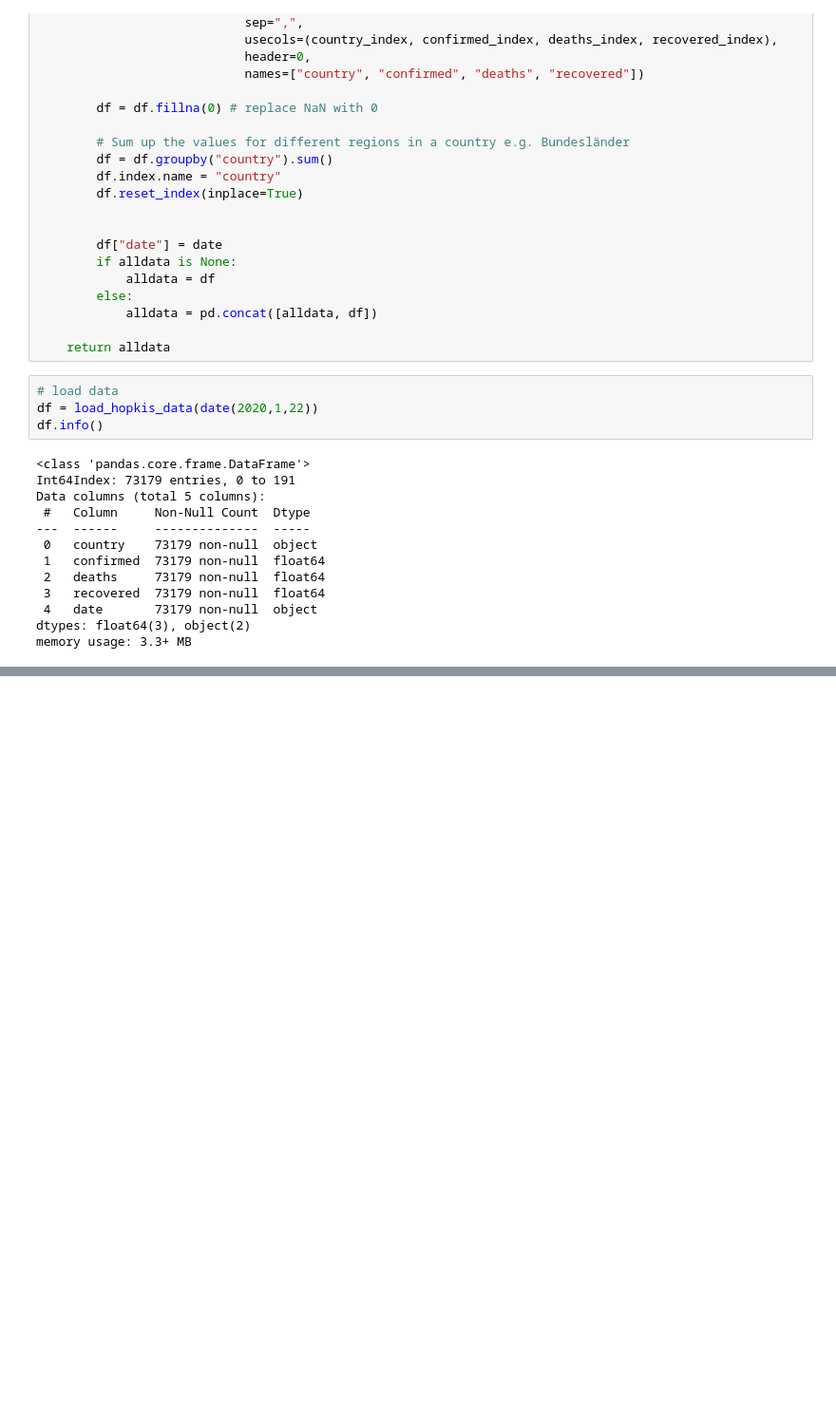
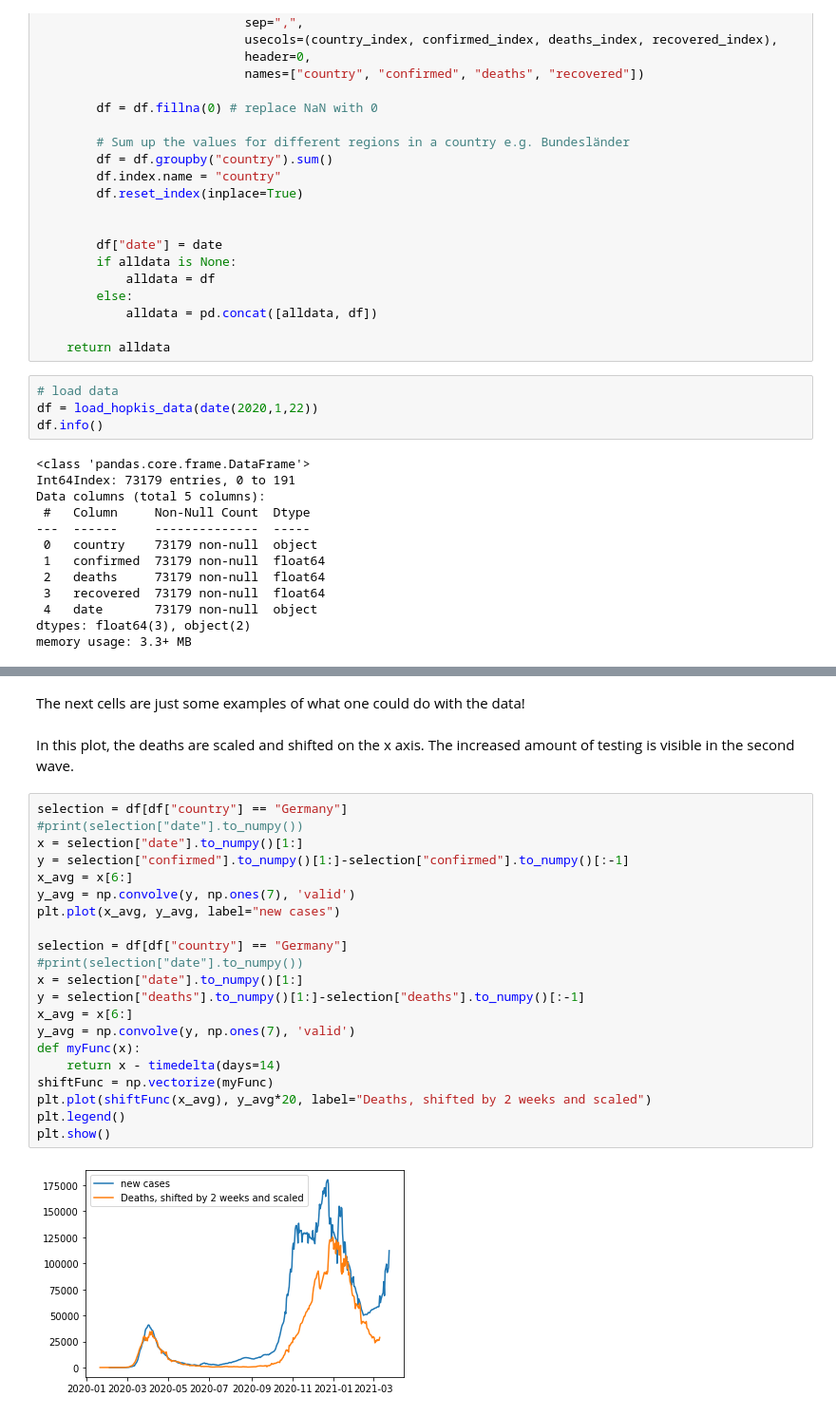
Before and after one commit to Milanisius/coviddata, a Jupyter notebook: coronaplots.ipynb, the cells around one changed output, grey strips where cells are left out. Shown: that part at 95% size. Cells and saved outputs as stored; diff of their text form; blank space fills up the shorter version.

```diff
--- a/coronaplots.ipynb
+++ b/coronaplots.ipynb
@@ -106,0 +147,27 @@ memory usage: 3.3+ MB
+# %% [markdown]
+The next cells are just some examples of what one could do with the data!
+# %% [markdown]
+In this plot, the deaths are scaled and shifted on the x axis. The increased amount of testing is visible in the second wave.
+# %%
+selection = df[df["country"] == "Germany"]
+#print(selection["date"].to_numpy())
+x = selection["date"].to_numpy()[1:]
+y = selection["confirmed"].to_numpy()[1:]-selection["confirmed"].to_numpy()[:-1]
+x_avg = x[6:]
+y_avg = np.convolve(y, np.ones(7), 'valid')
+plt.plot(x_avg, y_avg, label="new cases")
+
+selection = df[df["country"] == "Germany"]
+#print(selection["date"].to_numpy())
+x = selection["date"].to_numpy()[1:]
+y = selection["deaths"].to_numpy()[1:]-selection["deaths"].to_numpy()[:-1]
+x_avg = x[6:]
+y_avg = np.convolve(y, np.ones(7), 'valid')
+def myFunc(x):
+    return x - timedelta(days=14)
+shiftFunc = np.vectorize(myFunc)
+plt.plot(shiftFunc(x_avg), y_avg*20, label="Deaths, shifted by 2 weeks and scaled")
+plt.legend()
+plt.show()
+# %% [output]
+[figure, added]
```
Also changed, not shown: parts of 9 cells of this notebook.
